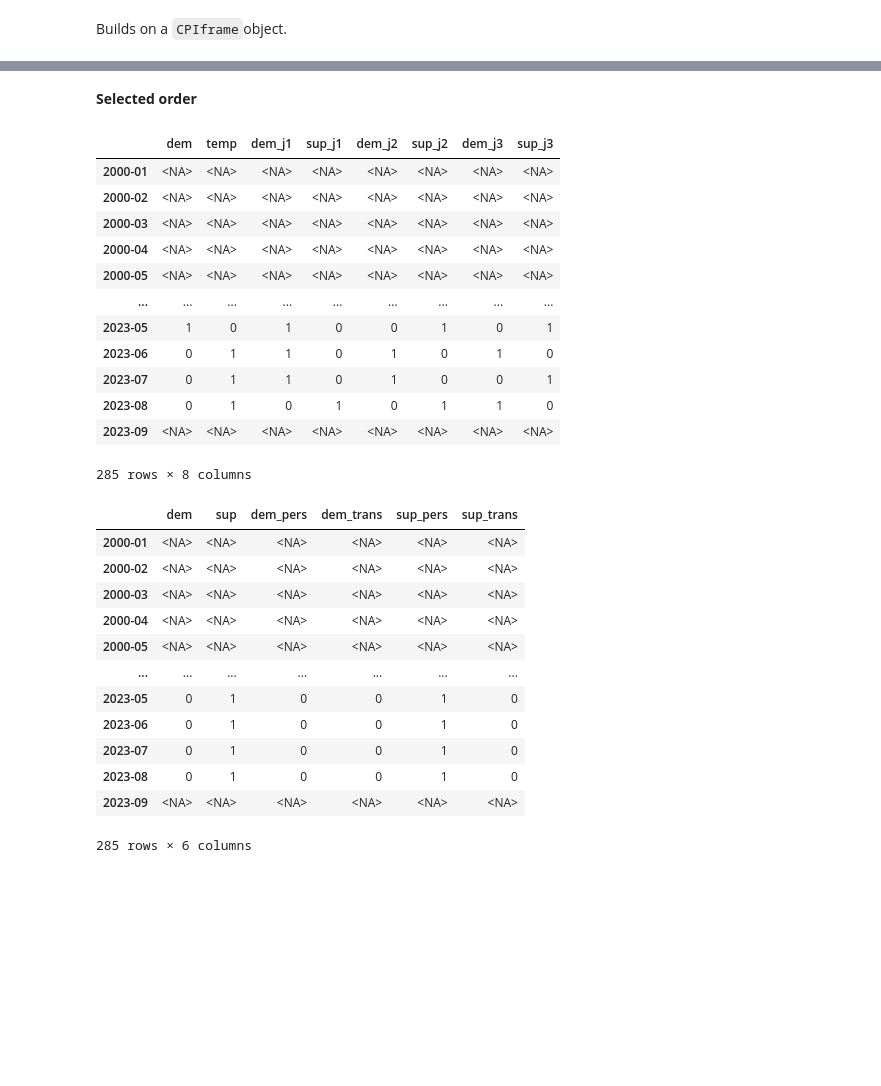
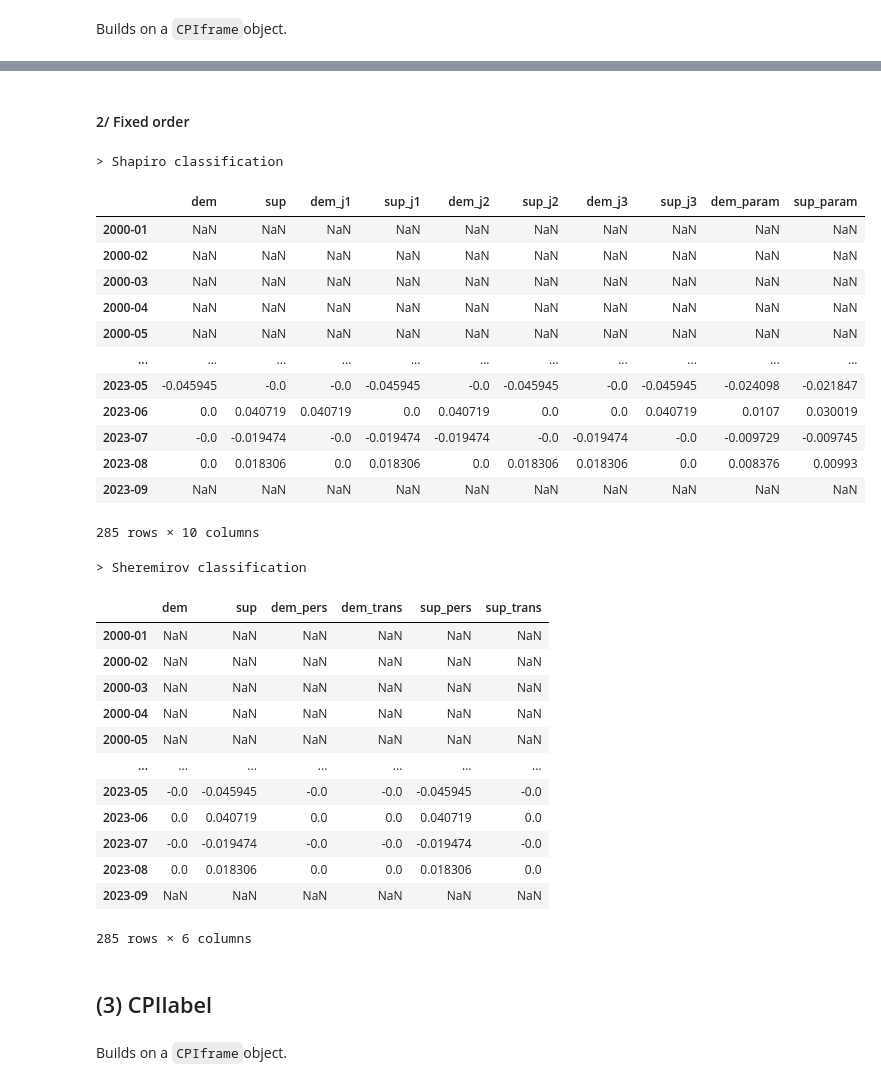
Before and after one commit to pierld/SVAR3A, a Jupyter notebook: main/code_examples.ipynb, the cells around one changed output, grey strips where cells are left out. Cells and saved outputs as stored; diff of their text form; code cells hidden in the pictures; blank space fills up the shorter version.

```diff
--- a/main/code_examples.ipynb
+++ b/main/code_examples.ipynb
@@ -151,2 +215,2 @@ display(test_sect_estim1.sheremirov)
 # %% [markdown]
-**Selected order**
+#### 2/ Fixed order
@@ -156,32 +221,40 @@ test_sect_estim2 = sector_estimation(meta=eu, col=64, order=12, shapiro_robust=T
 # %%
 #test_sect_estim2.estimate.summary() #Estimated model with selected order
-#test_sect_estim2.estimate.shapiro
-display(test_sect_estim1.aic.shapiro_robust)
-display(test_sect_estim1.sheremirov)
+#test_sect_estim2.estimate.shapiro #(without alternative methods)
+print('> Shapiro classification')
+display(test_sect_estim2.estimate.shapiro_robust)
+print('> Sheremirov classification')
+display(test_sect_estim2.sheremirov)
 # %% [output]
+> Shapiro classification
-|  | dem | temp | dem_j1 | sup_j1 | dem_j2 | sup_j2 | dem_j3 | sup_j3 |
-| 2000-01 | <NA> | <NA> | <NA> | <NA> | <NA> | <NA> | <NA> | <NA> |
-| 2000-02 | <NA> | <NA> | <NA> | <NA> | <NA> | <NA> | <NA> | <NA> |
-| 2000-03 | <NA> | <NA> | <NA> | <NA> | <NA> | <NA> | <NA> | <NA> |
-| 2000-04 | <NA> | <NA> | <NA> | <NA> | <NA> | <NA> | <NA> | <NA> |
-| 2000-05 | <NA> | <NA> | <NA> | <NA> | <NA> | <NA> | <NA> | <NA> |
-| ... | ... | ... | ... | ... | ... | ... | ... | ... |
-| 2023-05 | 1 | 0 | 1 | 0 | 0 | 1 | 0 | 1 |
-| 2023-06 | 0 | 1 | 1 | 0 | 1 | 0 | 1 | 0 |
-| 2023-07 | 0 | 1 | 1 | 0 | 1 | 0 | 0 | 1 |
-| 2023-08 | 0 | 1 | 0 | 1 | 0 | 1 | 1 | 0 |
-| 2023-09 | <NA> | <NA> | <NA> | <NA> | <NA> | <NA> | <NA> | <NA> |
+|  | dem | sup | dem_j1 | sup_j1 | dem_j2 | sup_j2 | dem_j3 | sup_j3 | dem_param | sup_param |
+| 2000-01 | NaN | NaN | NaN | NaN | NaN | NaN | NaN | NaN | NaN | NaN |
+| 2000-02 | NaN | NaN | NaN | NaN | NaN | NaN | NaN | NaN | NaN | NaN |
+| 2000-03 | NaN | NaN | NaN | NaN | NaN | NaN | NaN | NaN | NaN | NaN |
+| 2000-04 | NaN | NaN | NaN | NaN | NaN | NaN | NaN | NaN | NaN | NaN |
+| 2000-05 | NaN | NaN | NaN | NaN | NaN | NaN | NaN | NaN | NaN | NaN |
+| ... | ... | ... | ... | ... | ... | ... | ... | ... | ... | ... |
+| 2023-05 | -0.045945 | -0.0 | -0.0 | -0.045945 | -0.0 | -0.045945 | -0.0 | -0.045945 | -0.024098 | -0.021847 |
+| 2023-06 | 0.0 | 0.040719 | 0.040719 | 0.0 | 0.040719 | 0.0 | 0.0 | 0.040719 | 0.0107 | 0.030019 |
+| 2023-07 | -0.0 | -0.019474 | -0.0 | -0.019474 | -0.019474 | -0.0 | -0.019474 | -0.0 | -0.009729 | -0.009745 |
+| 2023-08 | 0.0 | 0.018306 | 0.0 | 0.018306 | 0.0 | 0.018306 | 0.018306 | 0.0 | 0.008376 | 0.00993 |
+| 2023-09 | NaN | NaN | NaN | NaN | NaN | NaN | NaN | NaN | NaN | NaN |
-285 rows × 8 columns
+285 rows × 10 columns
+> Sheremirov classification
 |  | dem | sup | dem_pers | dem_trans | sup_pers | sup_trans |
-| 2000-01 | <NA> | <NA> | <NA> | <NA> | <NA> | <NA> |
-| 2000-02 | <NA> | <NA> | <NA> | <NA> | <NA> | <NA> |
-| 2000-03 | <NA> | <NA> | <NA> | <NA> | <NA> | <NA> |
-| 2000-04 | <NA> | <NA> | <NA> | <NA> | <NA> | <NA> |
-| 2000-05 | <NA> | <NA> | <NA> | <NA> | <NA> | <NA> |
+| 2000-01 | NaN | NaN | NaN | NaN | NaN | NaN |
+| 2000-02 | NaN | NaN | NaN | NaN | NaN | NaN |
+| 2000-03 | NaN | NaN | NaN | NaN | NaN | NaN |
+| 2000-04 | NaN | NaN | NaN | NaN | NaN | NaN |
+| 2000-05 | NaN | NaN | NaN | NaN | NaN | NaN |
 | ... | ... | ... | ... | ... | ... | ... |
-| 2023-05 | 0 | 1 | 0 | 0 | 1 | 0 |
-| 2023-06 | 0 | 1 | 0 | 0 | 1 | 0 |
-| 2023-07 | 0 | 1 | 0 | 0 | 1 | 0 |
-| 2023-08 | 0 | 1 | 0 | 0 | 1 | 0 |
-| 2023-09 | <NA> | <NA> | <NA> | <NA> | <NA> | <NA> |
+| 2023-05 | -0.0 | -0.045945 | -0.0 | -0.0 | -0.045945 | -0.0 |
+| 2023-06 | 0.0 | 0.040719 | 0.0 | 0.0 | 0.040719 | 0.0 |
+| 2023-07 | -0.0 | -0.019474 | -0.0 | -0.0 | -0.019474 | -0.0 |
+| 2023-08 | 0.0 | 0.018306 | 0.0 | 0.0 | 0.018306 | 0.0 |
+| 2023-09 | NaN | NaN | NaN | NaN | NaN | NaN |
-285 rows × 6 columns
+285 rows × 6 columns
+# %% [markdown]
+## (3) CPIlabel
+# %% [markdown]
+Builds on a `CPIframe`object.
```
Also changed, not shown: parts of 13 cells of this notebook, 2 other files.
